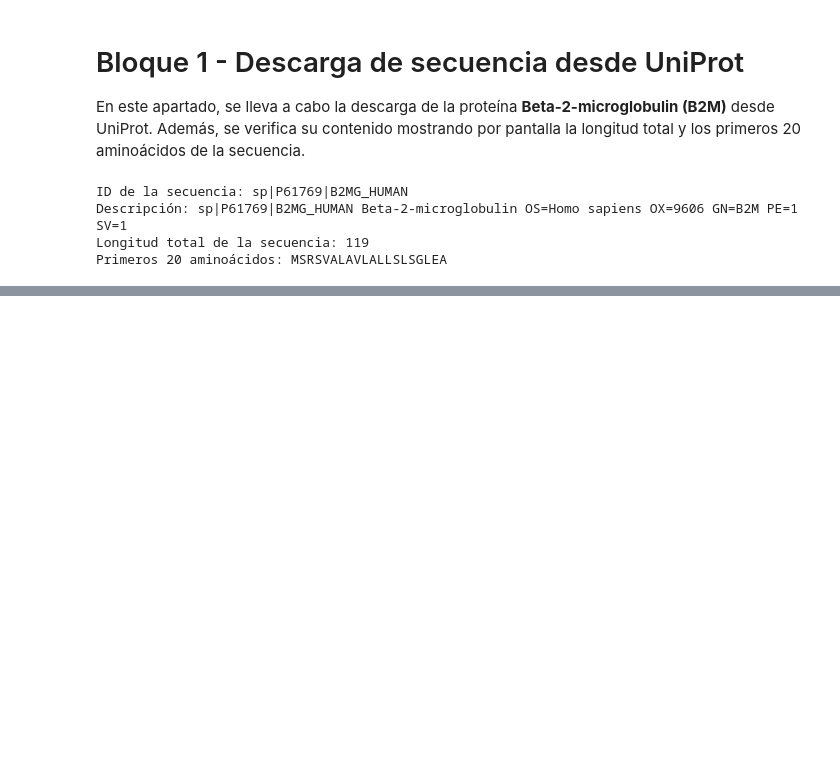
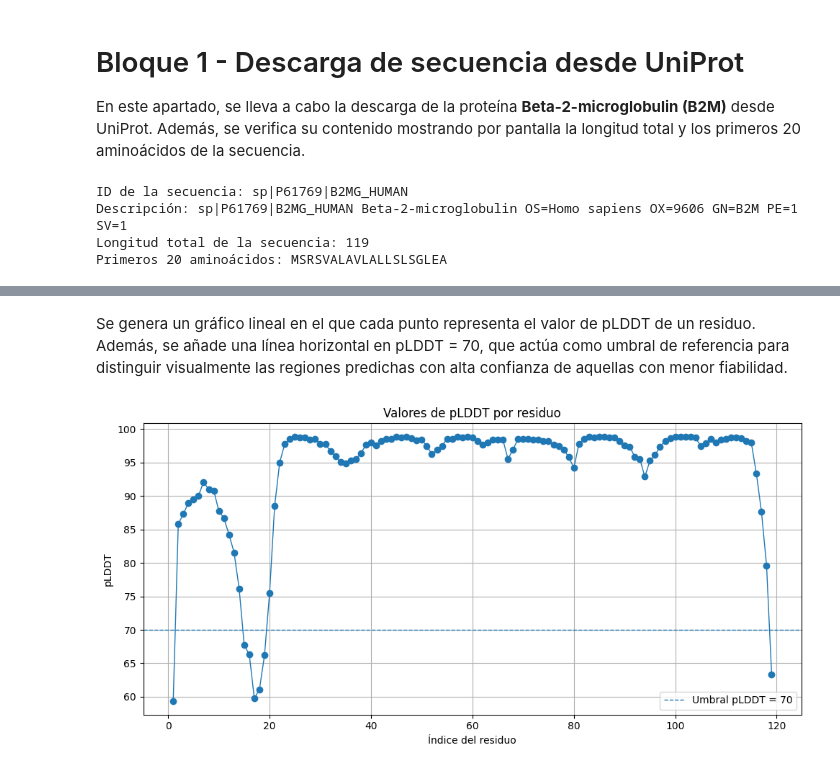
Before and after one commit to raquelaq/AlphaFold, a Jupyter notebook: Bloque1.ipynb, the cells around one changed output, grey strips where cells are left out. Drawn from its saved outputs; the diff is of its cells as text; code cells hidden in the pictures; blank space fills up the shorter version.

```diff
--- a/Bloque1.ipynb
+++ b/Bloque1.ipynb
@@ -22,0 +89,7 @@ Primeros 20 aminoácidos: MSRSVALAVLALLSLSGLEA
+# %%
+plddt_residuos = {
+    residuo: np.mean(valores)
+    for residuo, valores in plddt_por_residuo.items()
+}
+
+plddt_values = list(plddt_residuos.values())
@@ -22,0 +136,39 @@ Primeros 20 aminoácidos: MSRSVALAVLALLSLSGLEA
+# %%
+residuos_ordenados = sorted(plddt_residuos.keys(), key=lambda x: x[1])
+
+residue_indices = [res[1] for res in residuos_ordenados]
+
+plddt_por_residuo_ordenado = [
+    plddt_residuos[res] for res in residuos_ordenados
+]
+# %% [markdown]
+Se genera un gráfico lineal en el que cada punto representa el valor de pLDDT de un residuo. Además, se añade
+una línea horizontal en pLDDT = 70, que actúa como umbral de referencia para distinguir visualmente las regiones
+predichas con alta confianza de aquellas con menor fiabilidad.
+# %%
+plt.figure(figsize=(10, 5))
+
+plt.plot(
+    residue_indices,
+    plddt_por_residuo_ordenado,
+    marker='o',
+    linewidth=1
+)
+
+plt.axhline(
+    y=70,
+    linestyle='--',
+    linewidth=1,
+    label='Umbral pLDDT = 70'
+)
+
+plt.xlabel("Índice del residuo")
+plt.ylabel("pLDDT")
+plt.title("Valores de pLDDT por residuo")
+plt.legend()
+plt.grid(True)
+
+plt.tight_layout()
+plt.show()
+# %% [output]
+[figure, added]
```
Also changed, not shown: parts of 23 cells of this notebook, 6 other files.
